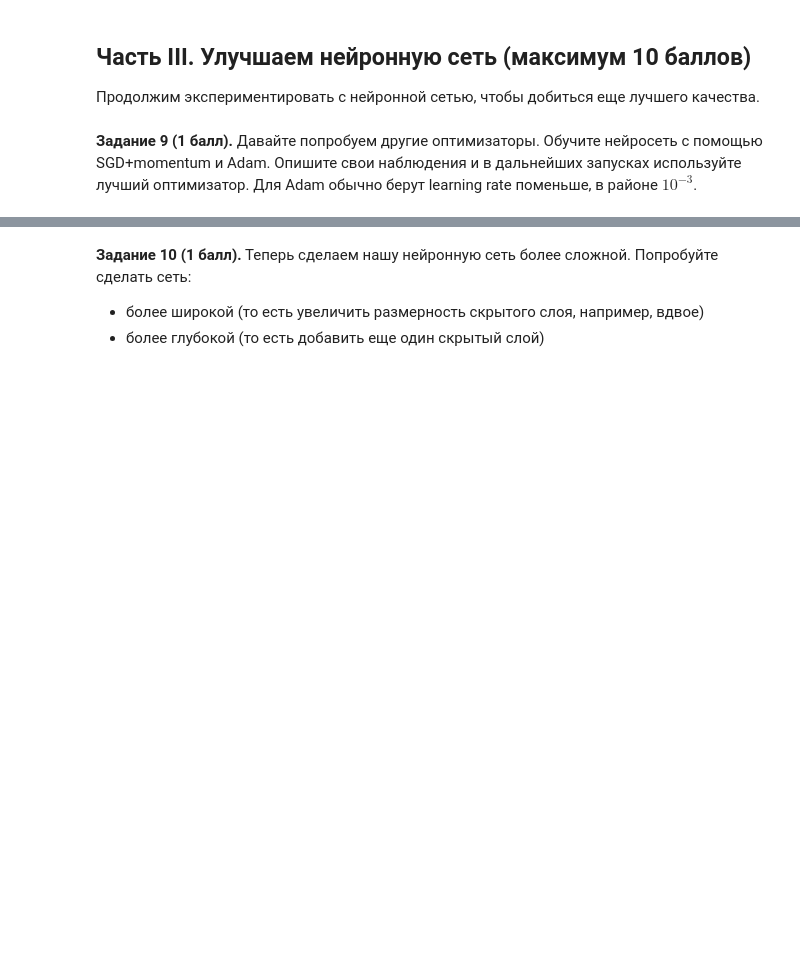
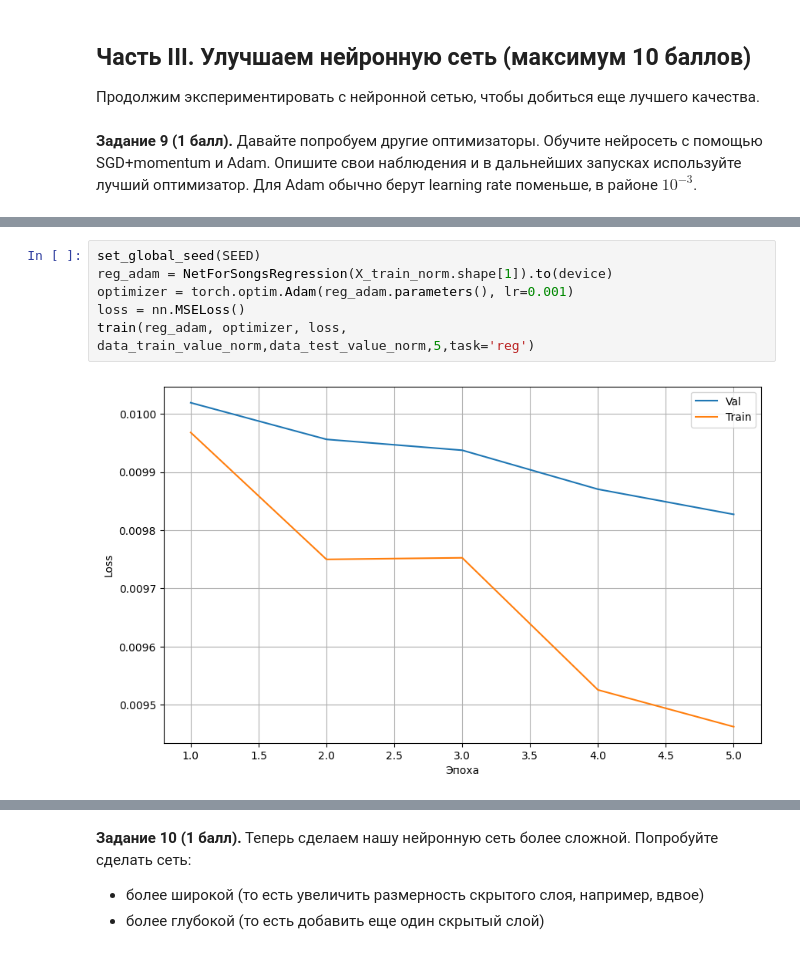
Before and after one commit to Aleksander-23443/iad_dl, a Jupyter notebook: dz1_iad/homework_01.ipynb, the cells around one changed output, grey strips where cells are left out. Saved outputs shown, nothing was run; the diff lists cells and outputs as text; blank space fills up the shorter version.

```diff
--- a/dz1_iad/homework_01.ipynb
+++ b/dz1_iad/homework_01.ipynb
@@ -790,0 +795,8 @@ print(f"RMSE on test: {rmse_test}")
+# %%
+set_global_seed(SEED)
+reg_adam = NetForSongsRegression(X_train_norm.shape[1]).to(device)
+optimizer = torch.optim.Adam(reg_adam.parameters(), lr=0.001)
+loss = nn.MSELoss()
+train(reg_adam, optimizer, loss, data_train_value_norm,data_test_value_norm,5,task='reg')
+# %% [output]
+[figure, added]
```
Also changed, not shown: parts of 3 cells of this notebook.
